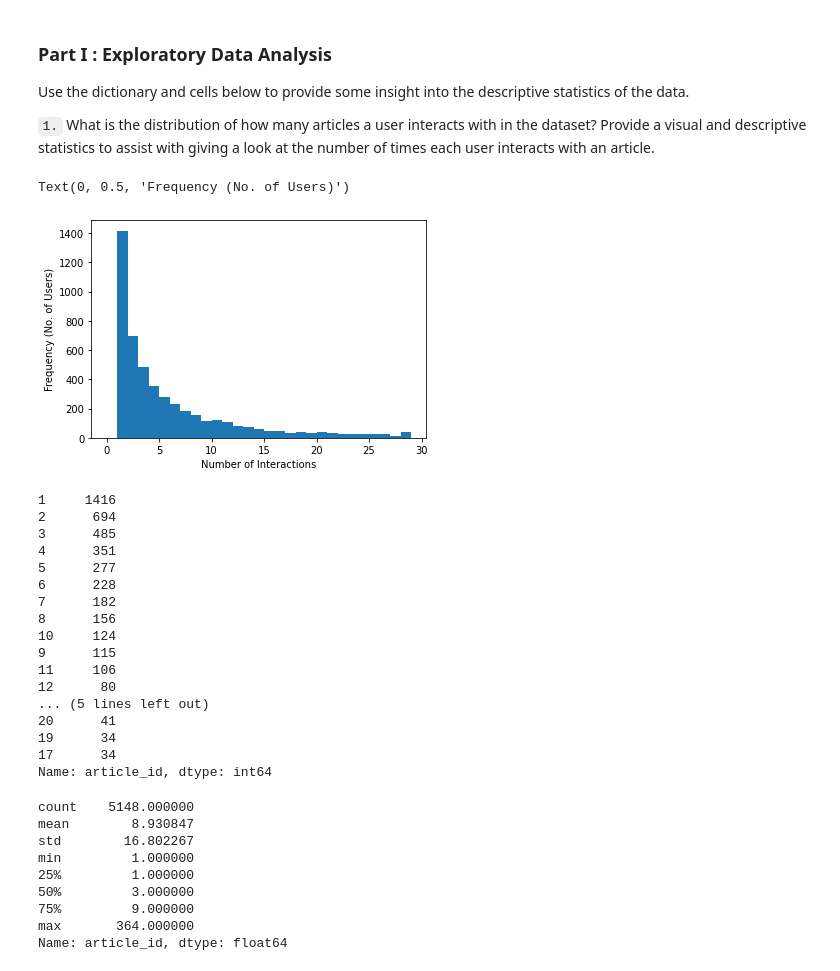
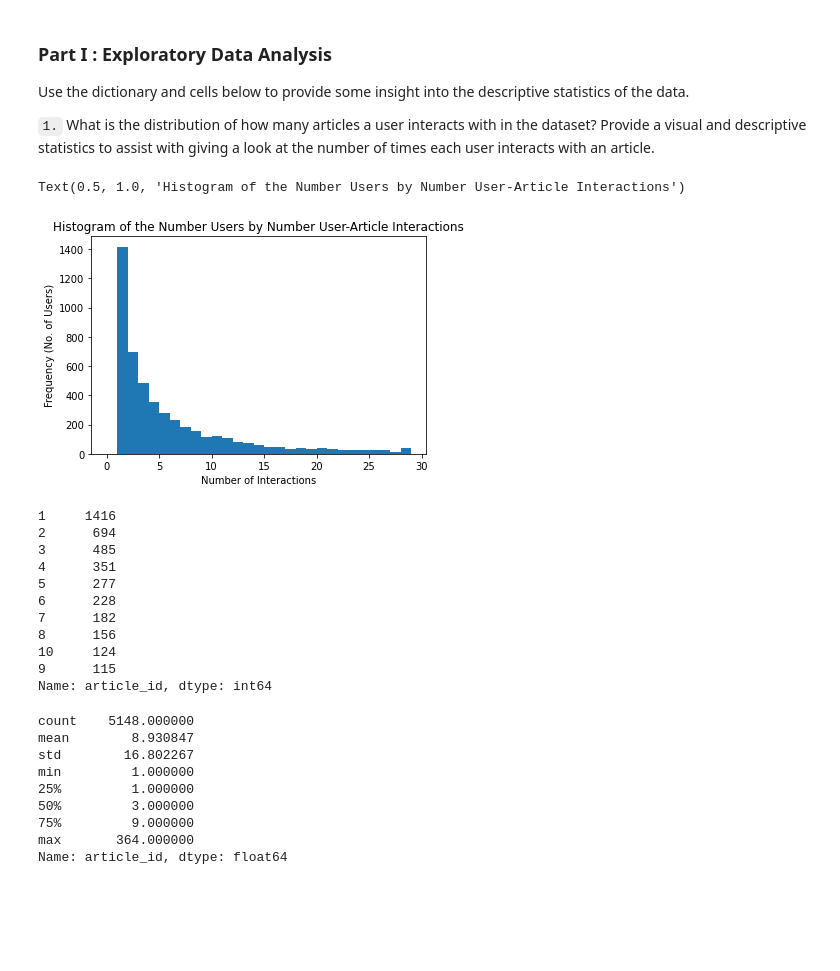
Before and after one commit to JacquesMullerAA/DSProject3, a Jupyter notebook: Recommendations_with_IBM.ipynb, the cells around one changed output. Saved outputs shown, nothing was run; the diff lists cells and outputs as text; code cells hidden in the pictures; blank space fills up the shorter version.

```diff
--- a/Recommendations_with_IBM.ipynb
+++ b/Recommendations_with_IBM.ipynb
@@ -60,24 +60,23 @@ Use the dictionary and cells below to provide some insight into the descriptive
 
 `1.` What is the distribution of how many articles a user interacts with in the dataset?  Provide a visual and descriptive statistics to assist with giving a look at the number of times each user interacts with an article.
 # %%
-#Determine the number of user-article interactions per user
+#Determine the number of article interactions per user
 user_interactions = df.groupby('email')['article_id'].count()
-# alternative: user_interactions = pd.crosstab(df.email, columns=[df.article_id]).T.sum()
 
 #Plot a histogram showing the number of users by the number of interactions
 bins = np.arange(0,30,1)
-fig, axes = plt.subplots(nrows=1, ncols=1)
-user_interactions.hist(bins=bins, grid=False)
-axes.set_xlabel("Number of Interactions")
-axes.set_ylabel("Frequency (No. of Users)")
+ax = user_interactions.plot.hist(bins=bins, grid=False)
+ax.set_xlabel("Number of Interactions")
+ax.set_ylabel("Frequency (No. of Users)")
+ax.set_title("Histogram of the Number Users by Number User-Article Interactions")
 # %% [output]
-Text(0, 0.5, 'Frequency (No. of Users)')
+Text(0.5, 1.0, 'Histogram of the Number Users by Number User-Article Interactions')
-[figure, old version]
+[figure, new version]
 # %%
 # Determine the number of each amount of interactions per user
 # Equal to the values plotted on the y-axis of the histogram
 # majority (1416) users only have 1 interaction, 694 users have 2 interactions, etc. - skewed to the right
-user_interactions.value_counts().nlargest(20)
+user_interactions.value_counts().nlargest(10)
 # %% [output]
 1     1416
 2      694
@@ -89,12 +88,6 @@ user_interactions.value_counts().nlargest(20)
 8      156
 10     124
 9      115
-11     106
-12      80
-... (5 lines left out)
-20      41
-19      34
-17      34
 Name: article_id, dtype: int64
 # %%
 # Show the descriptive statistics of the number of user-article interactions
```
Also changed, not shown: parts of 33 cells of this notebook, 1 other file.
